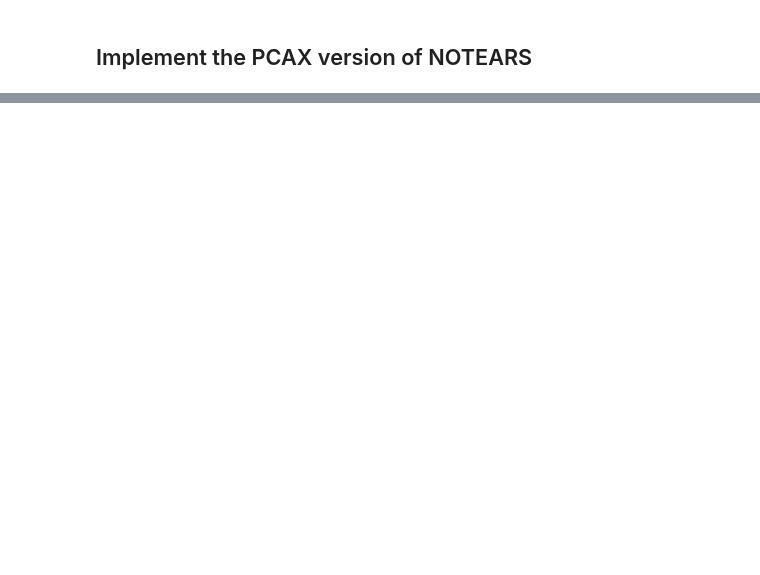
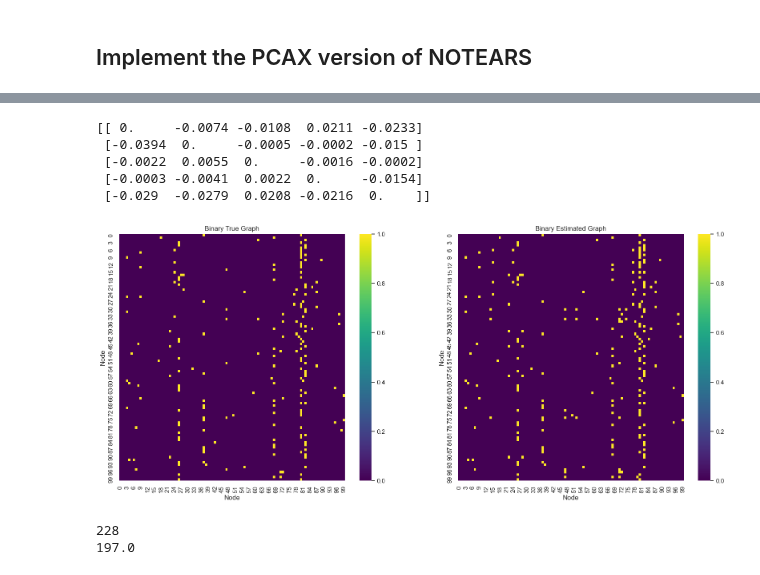
Before and after one commit to liukidar/pcx, a Jupyter notebook: examples/8_golem_connectome.ipynb, the cells around one changed output, grey strips where cells are left out. Saved outputs shown, nothing was run; the diff lists cells and outputs as text; code cells hidden in the pictures; blank space fills up the shorter version.

```diff
--- a/examples/8_golem_connectome.ipynb
+++ b/examples/8_golem_connectome.ipynb
@@ -85,7 +91,7 @@ sum(sum(C_true))/279
 #B_true = simulate_dag(d=10, s0=20, graph_type='ER') # ER2
 
 
-B_true = C_dag_bin # if you want to use the connectome-based DAG # best performance so far with 200,000 samples: 0.06
+#B_true = C_dag_bin # if you want to use the connectome-based DAG # best performance so far with 200,000 samples: 0.06
 #B_true = ER_dag_bin # if you want to use the ER-based DAG
 
 
@@ -98,6 +104,7 @@ B_true = C_dag_bin # if you want to use the connectome-based DAG # best performa
 #B_true = simulate_dag(d=279, s0=1674, graph_type='ER') # ER6
 
 # create equivalent SF4 and SF6 graphs
+B_true = simulate_dag(d=100, s0=200, graph_type='SF') # SF2
 #B_true = simulate_dag(d=279, s0=1116, graph_type='SF') # SF4
 #B_true = simulate_dag(d=279, s0=1674, graph_type='SF') # SF6
 
@@ -553,13 +609,23 @@ B_est = compute_binary_adjacency(W_est, threshold=0.3)
 # print first 5 rows and columsn of W_est and round values to 4 decimal places and show as non-scientific notation
 np.set_printoptions(precision=4, suppress=True)
 print(W_est[:5, :5])
+# %% [output]
+[[ 0.     -0.0074 -0.0108  0.0211 -0.0233]
+ [-0.0394  0.     -0.0005 -0.0002 -0.015 ]
+ [-0.0022  0.0055  0.     -0.0016 -0.0002]
+ [-0.0003 -0.0041  0.0022  0.     -0.0154]
+ [-0.029  -0.0279  0.0208 -0.0216  0.    ]]
 # %%
 # now show the adjacency matrix of the true graph and the estimated graph side by side
-plot_adjacency_matrix(B_true, title='Binary True Graph')
-plot_adjacency_matrix(B_est, title='Binary Est. Graph')
+plot_adjacency_matrices(B_true, B_est)
+# %% [output]
+[figure, added]
 # %%
 print(np.sum(B_est))
 print(np.sum(B_true))
+# %% [output]
+228
+197.0
 # %%
 # plot est_dag and true_dag
 GraphDAG(B_est, B_true)
```
Also changed, not shown: parts of 14 cells of this notebook, 4 other files.
